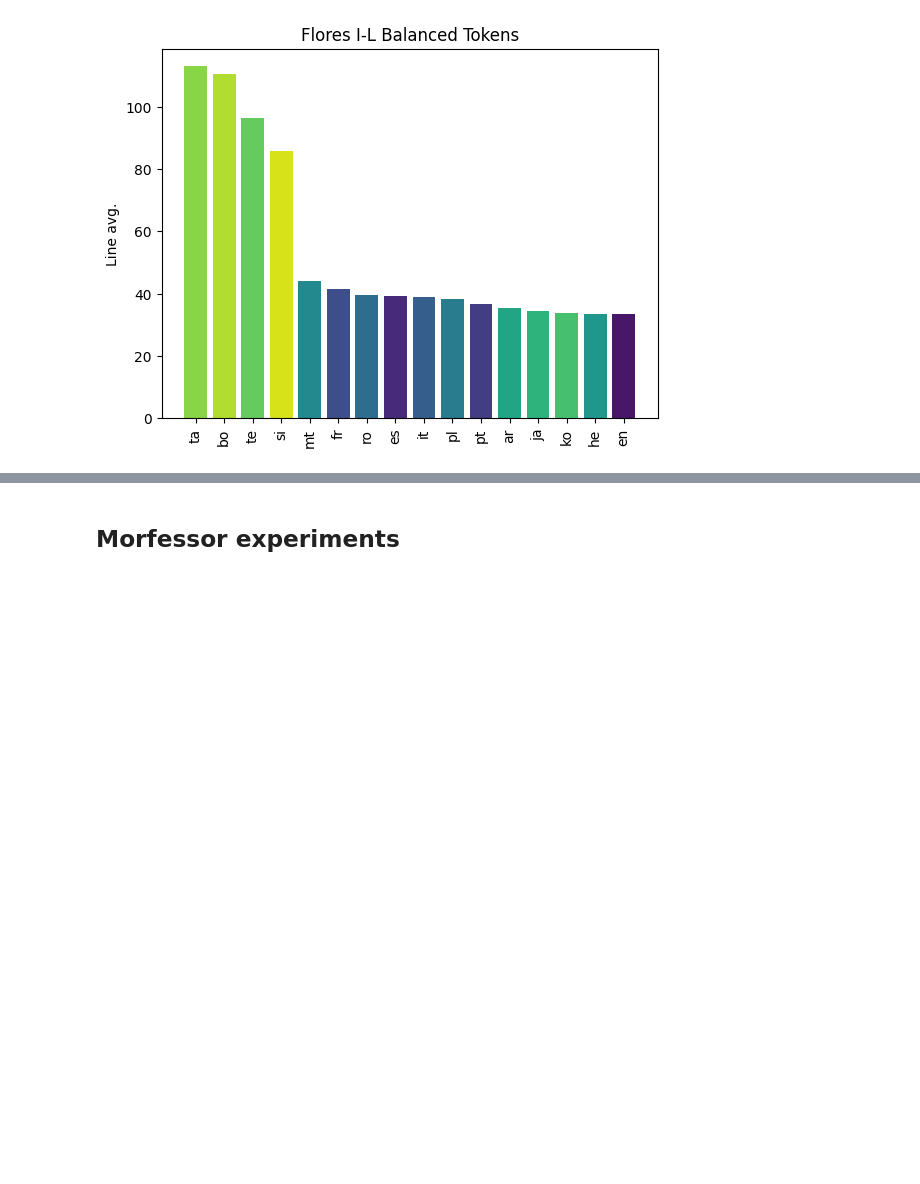
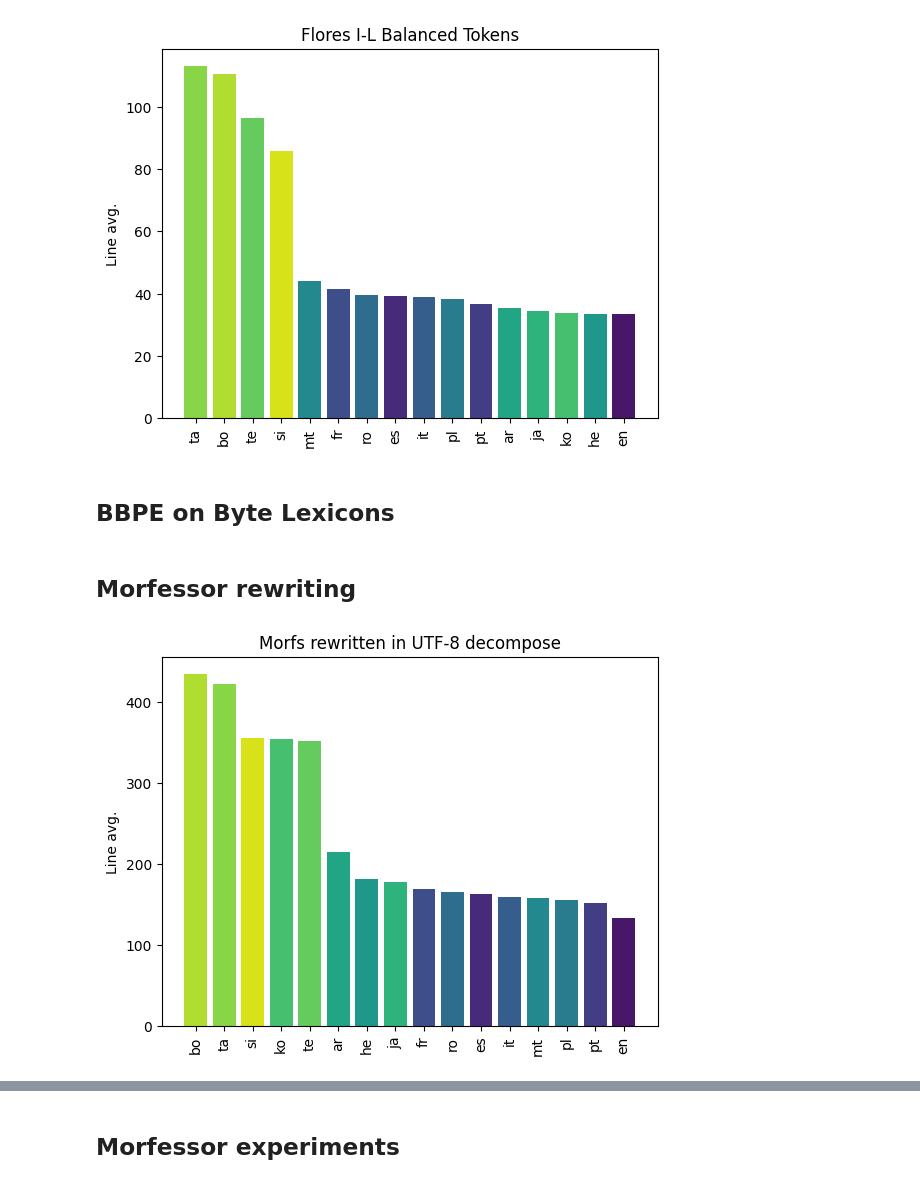
Before and after one commit to tomlimi/MYTE, a Jupyter notebook: flores_200_analysis.ipynb, the cells around one changed output, grey strips where cells are left out. Saved outputs shown, nothing was run; the diff lists cells and outputs as text; code cells hidden in the pictures; blank space fills up the shorter version.

Commit message:
updated flores 200 notebook and wikipedia script

```diff
--- a/flores_200_analysis.ipynb
+++ b/flores_200_analysis.ipynb
@@ -134,3 +134,5 @@ plot_token_numbers(flores_baltok, "Flores Balanced Tokens")
 plot_token_numbers(flores_il_baltok, "Flores I-L Balanced Tokens")
 # %% [output]
 [figure]
+# %% [markdown]
+## BBPE on Byte Lexicons
@@ -136,0 +141,2 @@ plot_token_numbers(flores_il_baltok, "Flores I-L Balanced Tokens")
+# %% [markdown]
+## Morfessor rewriting
@@ -136,0 +146,13 @@ plot_token_numbers(flores_il_baltok, "Flores I-L Balanced Tokens")
+# %%
+decompose_file = "../byte_maps/decompose.json"
+morf_map_file = "../byte_maps/morf_map.json"
+decompose_rewriter = ByteRewriter(decompose_file)
+morf_rewriter = ByteRewriter(morf_map_file)
+
+flores_decomposed_rw = {lang: [decompose_rewriter.rewrite_bytes(str_to_hex(line).split(' ')) for line in flores[lang]] for lang in flores.keys()}
+flores_morfs_rw = {lang: [morf_rewriter.rewrite_bytes(decompose_rewriter.rewrite_bytes(str_to_hex(line).split(' '))) for line in flores[lang]] for lang in flores.keys()}
+# %%
+title = f"Morfs rewritten in UTF-8 decompose"
+plot_token_numbers(flores_decomposed_rw , title)
+# %% [output]
+[figure, added]
```
Also changed, not shown: parts of 10 cells of this notebook, 2 other files.
